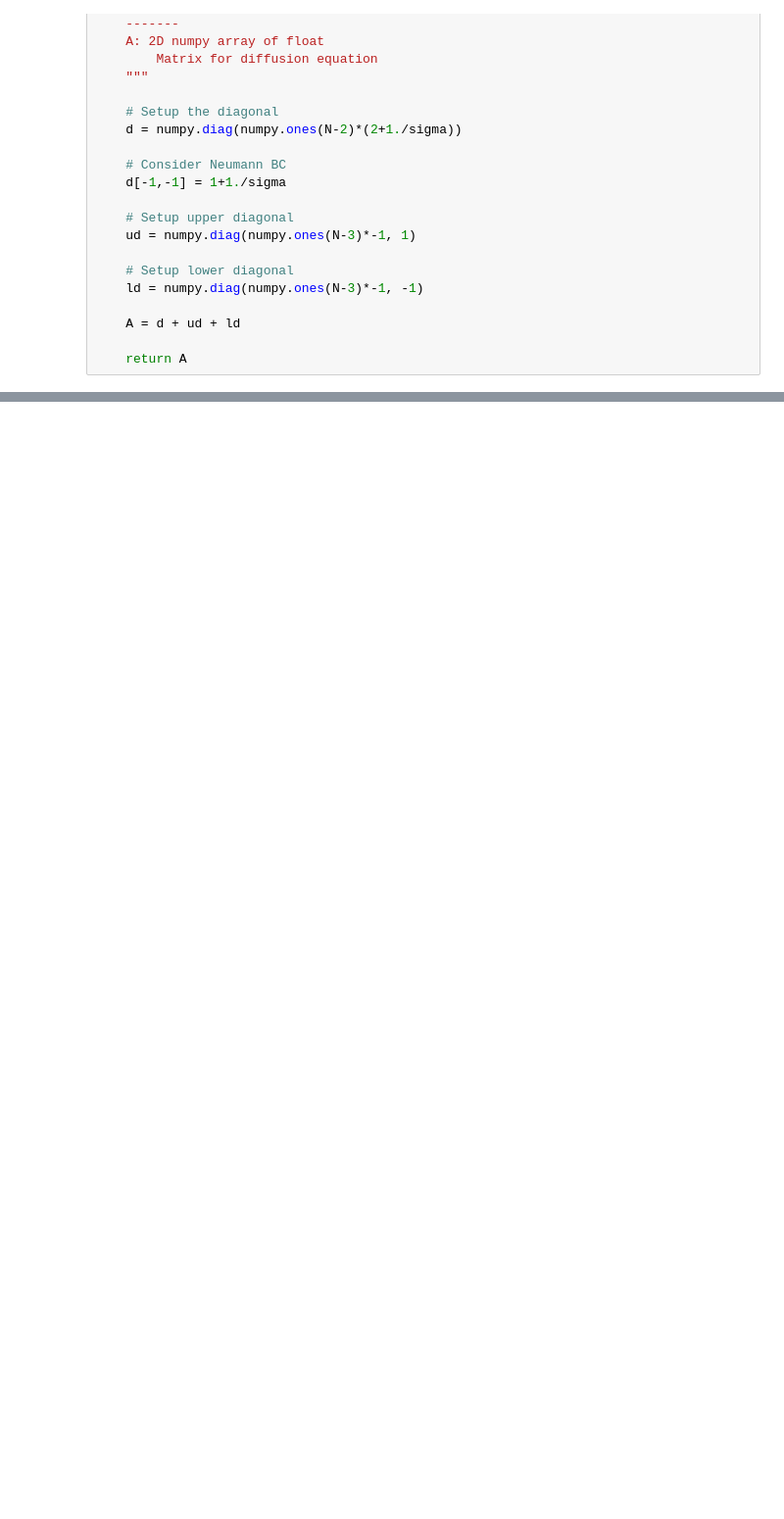
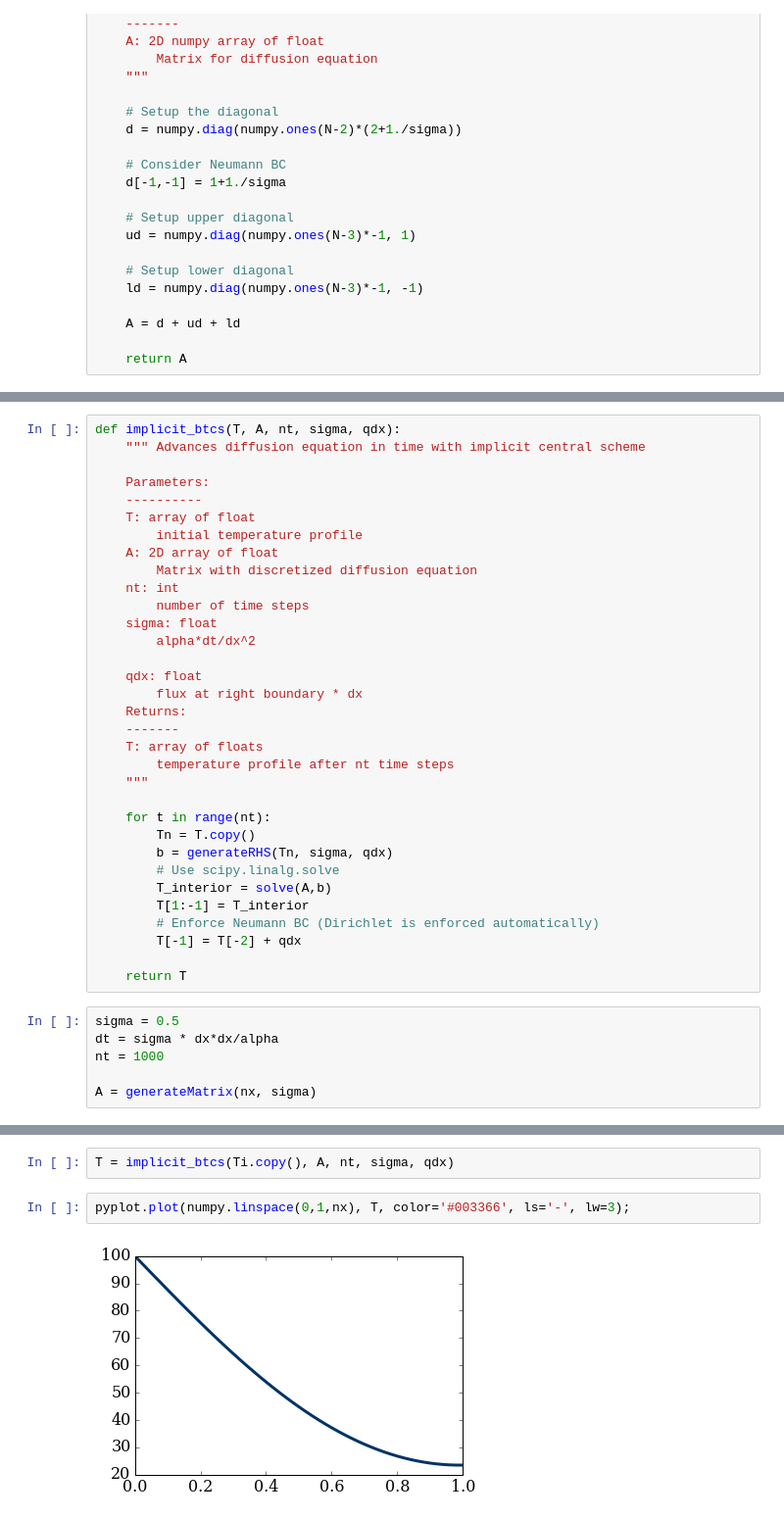
Before and after one commit to yueyang1992/MAE6286, a Jupyter notebook: nov11.ipynb, the cells around one changed output, grey strips where cells are left out. Shown at 98% size. Drawn from its saved outputs; the diff is of its cells as text; blank space fills up the shorter version.

```diff
--- a/nov11.ipynb
+++ b/nov11.ipynb
@@ -56,0 +84,39 @@ def generateMatrix(N, sigma):
+# %%
+def implicit_btcs(T, A, nt, sigma, qdx):
+    """ Advances diffusion equation in time with implicit central scheme
+
+    Parameters:
+    ----------
+    T: array of float
+        initial temperature profile
+    A: 2D array of float
+        Matrix with discretized diffusion equation
+    nt: int
+        number of time steps
+    sigma: float
+        alpha*dt/dx^2
+
+    qdx: float
+        flux at right boundary * dx
+    Returns:
+    -------
+    T: array of floats
+        temperature profile after nt time steps
+    """
+
+    for t in range(nt):
+        Tn = T.copy()
+        b = generateRHS(Tn, sigma, qdx)
+        # Use scipy.linalg.solve
+        T_interior = solve(A,b)
+        T[1:-1] = T_interior
+        # Enforce Neumann BC (Dirichlet is enforced automatically)
+        T[-1] = T[-2] + qdx
+
+    return T
+# %%
+sigma = 0.5
+dt = sigma * dx*dx/alpha
+nt = 1000
+
+A = generateMatrix(nx, sigma)
@@ -56,0 +133,6 @@ def generateMatrix(N, sigma):
+# %%
+T = implicit_btcs(Ti.copy(), A, nt, sigma, qdx)
+# %%
+pyplot.plot(numpy.linspace(0,1,nx), T, color='#003366', ls='-', lw=3);
+# %% [output]
+[figure, added]
```
Also changed, not shown: parts of 3 cells of this notebook.
